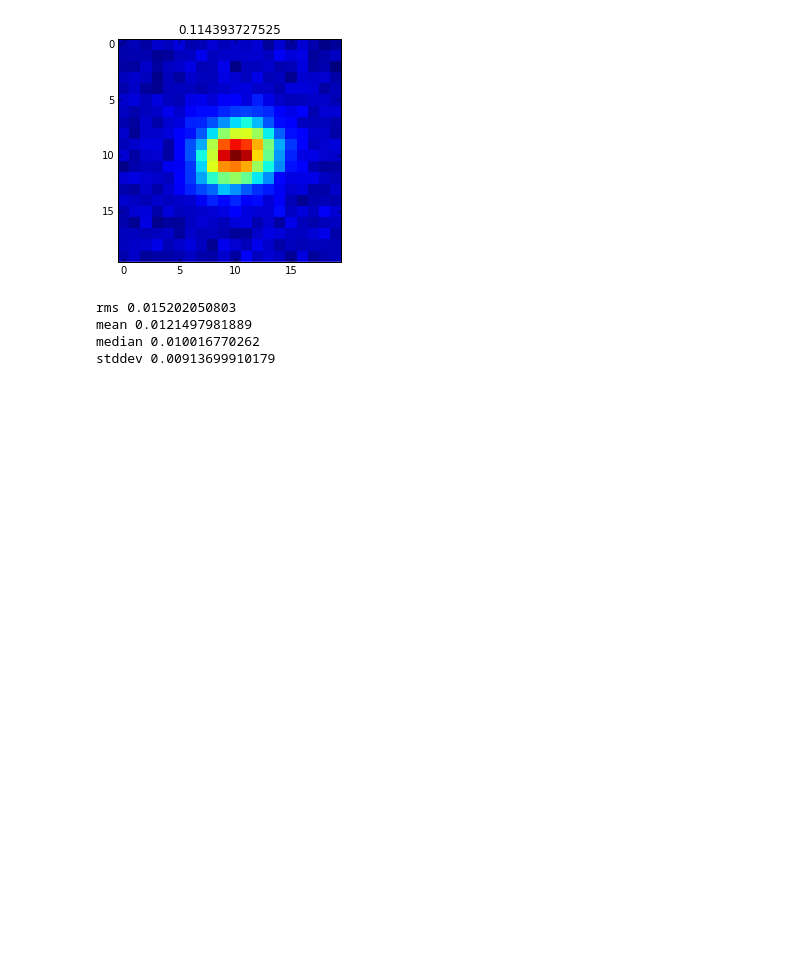
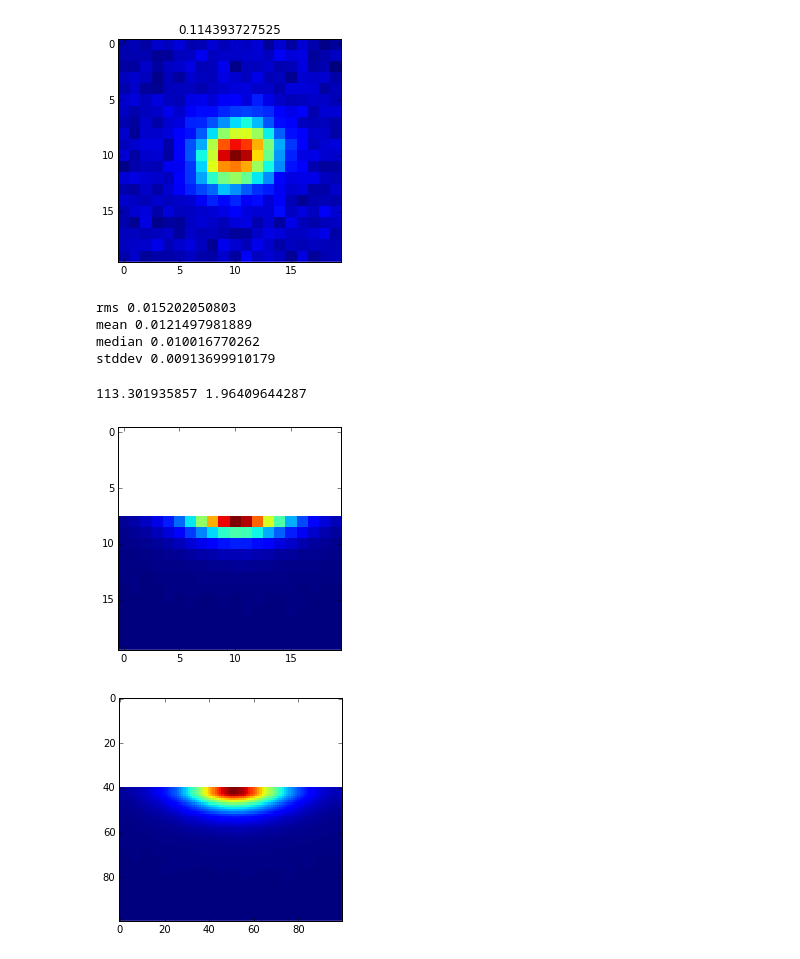
Before and after one commit to fred3m/astropyp, a Jupyter notebook: examples/test_psf_decam_sdss.ipynb, the cells around one changed output. Drawn from its saved outputs; the diff is of its cells as text; code cells hidden in the pictures; blank space fills up the shorter version.

```diff
--- a/examples/test_psf_decam_sdss.ipynb
+++ b/examples/test_psf_decam_sdss.ipynb
@@ -210,3 +201,20 @@ rms 0.015202050803
 mean 0.0121497981889
 median 0.010016770262
 stddev 0.00913699910179
+# %%
+from astropyp.utils.misc import extract_array
+sources = ccd.catalog.sources
+src = sources[sources['y']<10][1]
+print src['x'], src['y']
+
+data = extract_array(img_data, (20, 20), (src['y'],src['x']))
+plt.imshow(data, interpolation='none')
+plt.show()
+
+data = extract_array(img_data, (20, 20), (src['y'],src['x']), subsampling=5, order=1)
+plt.imshow(data, interpolation='none')
+plt.show()
+# %% [output]
+113.301935857 1.96409644287
+[figure, added]
+[figure, added]
```
Also changed, not shown: parts of 3 cells of this notebook, 3 other files.
